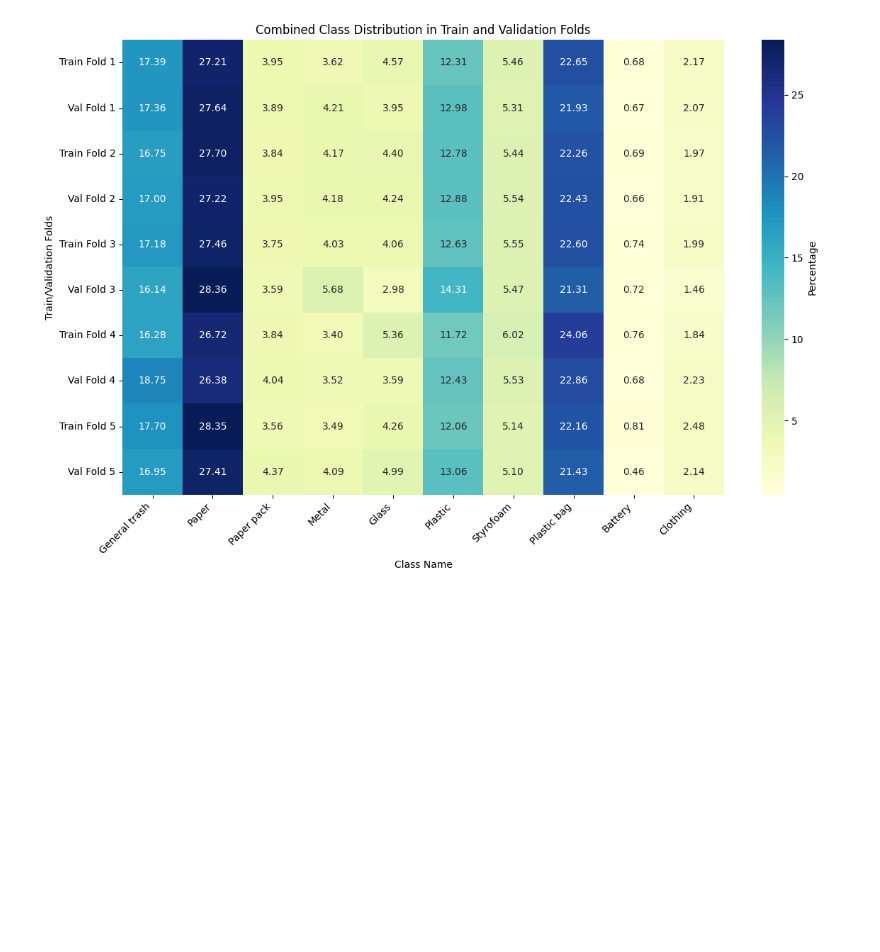
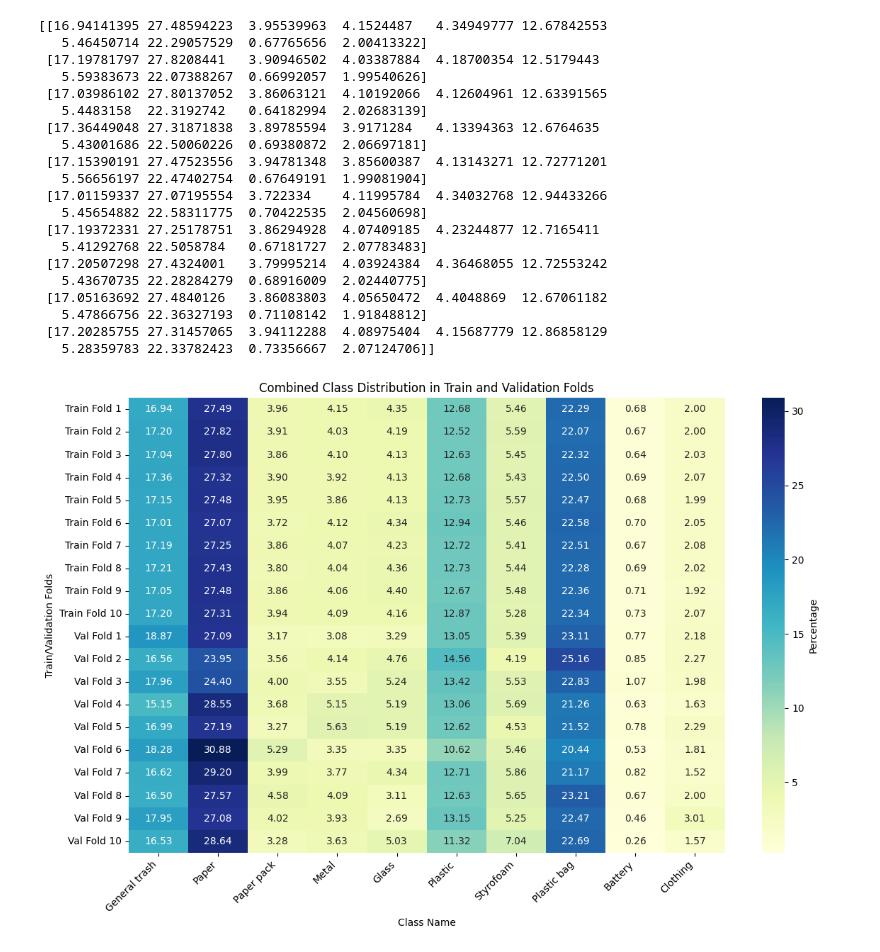
Before and after one commit to boostcampaitech7/level2-objectdetection-cv-16, a Jupyter notebook: kfold_eda.ipynb, the cells around one changed output. Drawn from its saved outputs; the diff is of its cells as text; code cells hidden in the pictures; blank space fills up the shorter version.

Commit message:
fix/ kfold_eda 수정 및 strat_fold

```diff
--- a/kfold_eda.ipynb
+++ b/kfold_eda.ipynb
@@ -45,10 +45,10 @@ def get_class_names(data):
     return class_names
 
 # k 숫자 직접 세팅
-k = 5
+k = 10
 # kfold_dataset 경로로 변경
-train_jsons = [f'/data/ephemeral/home/whth/level2-objectdetection-cv-16/dataset/kfold_dataset/train_fold_{i}.json' for i in range(1, k+1)]
-val_jsons = [f'/data/ephemeral/home/whth/level2-objectdetection-cv-16/dataset/kfold_dataset/val_fold_{i}.json' for i in range(1, k+1)]
+train_jsons = [f'dataset/stratified_{k}fold_dataset/train_fold_{i}.json' for i in range(1, k+1)]
+val_jsons = [f'dataset/stratified_{k}fold_dataset/val_fold_{i}.json' for i in range(1, k+1)]
 
 train_class_counts = []
 val_class_counts = []
@@ -68,31 +68,53 @@ def dicts_to_matrix(dict_list, num_classes):
     matrix = np.zeros((len(dict_list), num_classes))
     for i, class_count_dict in enumerate(dict_list):
         for class_id, percentage in class_count_dict.items():
             matrix[i, class_id] = percentage
     return matrix
 
 num_classes = len(class_names)
 
 train_matrix = dicts_to_matrix(train_class_counts, num_classes)
 val_matrix = dicts_to_matrix(val_class_counts, num_classes)
 
 combined_matrix = np.vstack([train_matrix, val_matrix])
 
 y_labels = []
 for i in range(1, k+1):
     y_labels.append(f'Train Fold {i}')
+
+for i in range(1, k+1):
     y_labels.append(f'Val Fold {i}')
 
 class_labels = [class_names[i] for i in range(num_classes)]
 
 plt.figure(figsize=(12, 8))
 sns.heatmap(combined_matrix, annot=True, cmap='YlGnBu', fmt=".2f", xticklabels=class_labels, yticklabels=y_labels, cbar_kws={'label': 'Percentage'})
 plt.title('Combined Class Distribution in Train and Validation Folds')
 plt.xlabel('Class Name')
 plt.ylabel('Train/Validation Folds')
 plt.xticks(rotation=45, ha='right')
 
 plt.tight_layout()
 plt.show()
 # %% [output]
+[[16.94141395 27.48594223  3.95539963  4.1524487   4.34949777 12.67842553
+   5.46450714 22.29057529  0.67765656  2.00413322]
+ [17.19781797 27.8208441   3.90946502  4.03387884  4.18700354 12.5179443
+   5.59383673 22.07388267  0.66992057  1.99540626]
+ [17.03986102 27.80137052  3.86063121  4.10192066  4.12604961 12.63391565
+   5.4483158  22.3192742   0.64182994  2.02683139]
+ [17.36449048 27.31871838  3.89785594  3.9171284   4.13394363 12.6764635
+   5.43001686 22.50060226  0.69380872  2.06697181]
+ [17.15390191 27.47523556  3.94781348  3.85600387  4.13143271 12.72771201
+   5.56656197 22.47402754  0.67649191  1.99081904]
+ [17.01159337 27.07195554  3.722334    4.11995784  4.34032768 12.94433266
+   5.45654882 22.58311775  0.70422535  2.04560698]
+ [17.19372331 27.25178751  3.86294928  4.07409185  4.23244877 12.7165411
+   5.41292768 22.5058784   0.67181727  2.07783483]
+ [17.20507298 27.4324001   3.79995214  4.03924384  4.36468055 12.72553242
+   5.43670735 22.28284279  0.68916009  2.02440775]
+ [17.05163692 27.4840126   3.86083803  4.05650472  4.4048869  12.67061182
+   5.47866756 22.36327193  0.71108142  1.91848812]
+ [17.20285755 27.31457065  3.94112288  4.08975404  4.15687779 12.86858129
+   5.28359783 22.33782423  0.73356667  2.07124706]]
-[figure, old version]
+[figure, new version]
```
Also changed, not shown: parts of 1 cell of this notebook, 3 other files.
